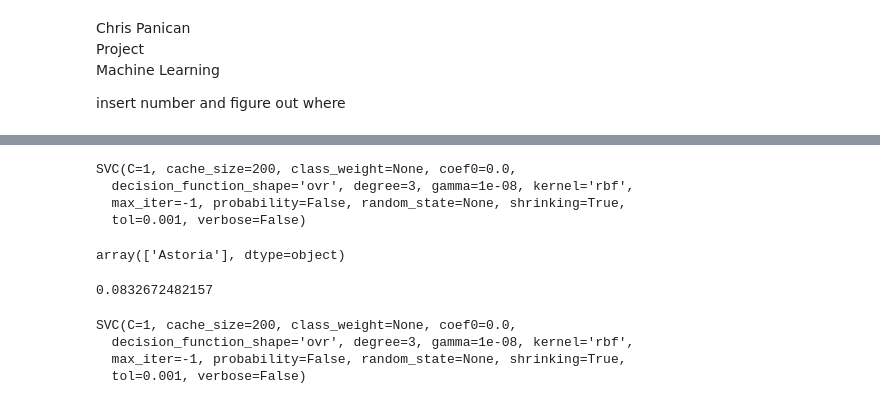
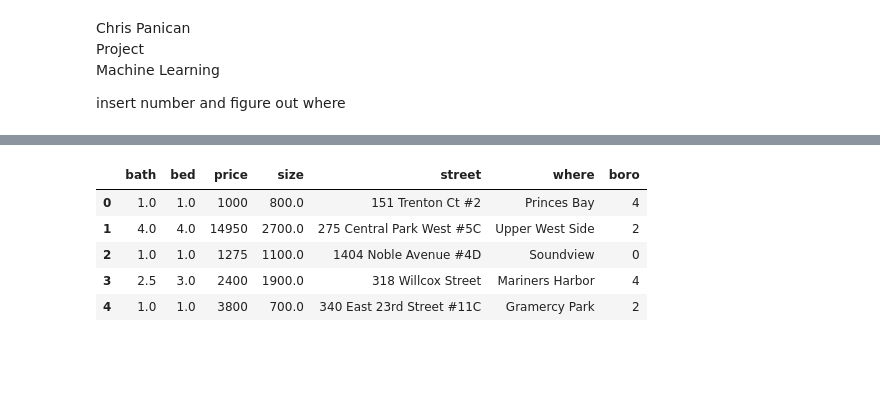
Before and after one commit to cpanican/NYC-Rent-Analyzer, a Jupyter notebook: Project.ipynb, the cells around one changed output, grey strips where cells are left out. Cells and saved outputs as stored; diff of their text form; code cells hidden in the pictures; blank space fills up the shorter version.

```diff
--- a/Project.ipynb
+++ b/Project.ipynb
@@ -160,23 +17,15 @@ clf = SVC(kernel='rbf', gamma=0.00000001, C=1)
-# %%
-clf.fit(X_train, y_train.values.ravel())
-# %% [output]
-SVC(C=1, cache_size=200, class_weight=None, coef0=0.0,
-  decision_function_shape='ovr', degree=3, gamma=1e-08, kernel='rbf',
-  max_iter=-1, probability=False, random_state=None, shrinking=True,
-  tol=0.001, verbose=False)
-# %%
-# Bath, bed, price, sqft
-clf.predict([[1.0, 2.0, 1300, 600]])
-# %% [output]
-array(['Astoria'], dtype=object)
-# %%
-print(clf.score(X_test, y_test))
-# %% [output]
-0.0832672482157
-# %%
-clf
-# %% [output]
-SVC(C=1, cache_size=200, class_weight=None, coef0=0.0,
-  decision_function_shape='ovr', degree=3, gamma=1e-08, kernel='rbf',
-  max_iter=-1, probability=False, random_state=None, shrinking=True,
-  tol=0.001, verbose=False)
+# %%
+df = pd.read_csv('rent_balance.csv')
+df.head()
+# 0: Bronx
+# 1: Brooklyn
+# 2: Manhattan
+# 3: Queens
+# 4: Staten Island
+# %% [output]
+|  | bath | bed | price | size | street | where | boro |
+| 0 | 1.0 | 1.0 | 1000 | 800.0 | 151 Trenton Ct #2 | Princes Bay | 4 |
+| 1 | 4.0 | 4.0 | 14950 | 2700.0 | 275 Central Park West #5C | Upper West Side | 2 |
+| 2 | 1.0 | 1.0 | 1275 | 1100.0 | 1404 Noble Avenue #4D | Soundview | 0 |
+| 3 | 2.5 | 3.0 | 2400 | 1900.0 | 318 Willcox Street | Mariners Harbor | 4 |
+| 4 | 1.0 | 1.0 | 3800 | 700.0 | 340 East 23rd Street #11C | Gramercy Park | 2 |
```
Also changed, not shown: parts of 50 cells of this notebook.
